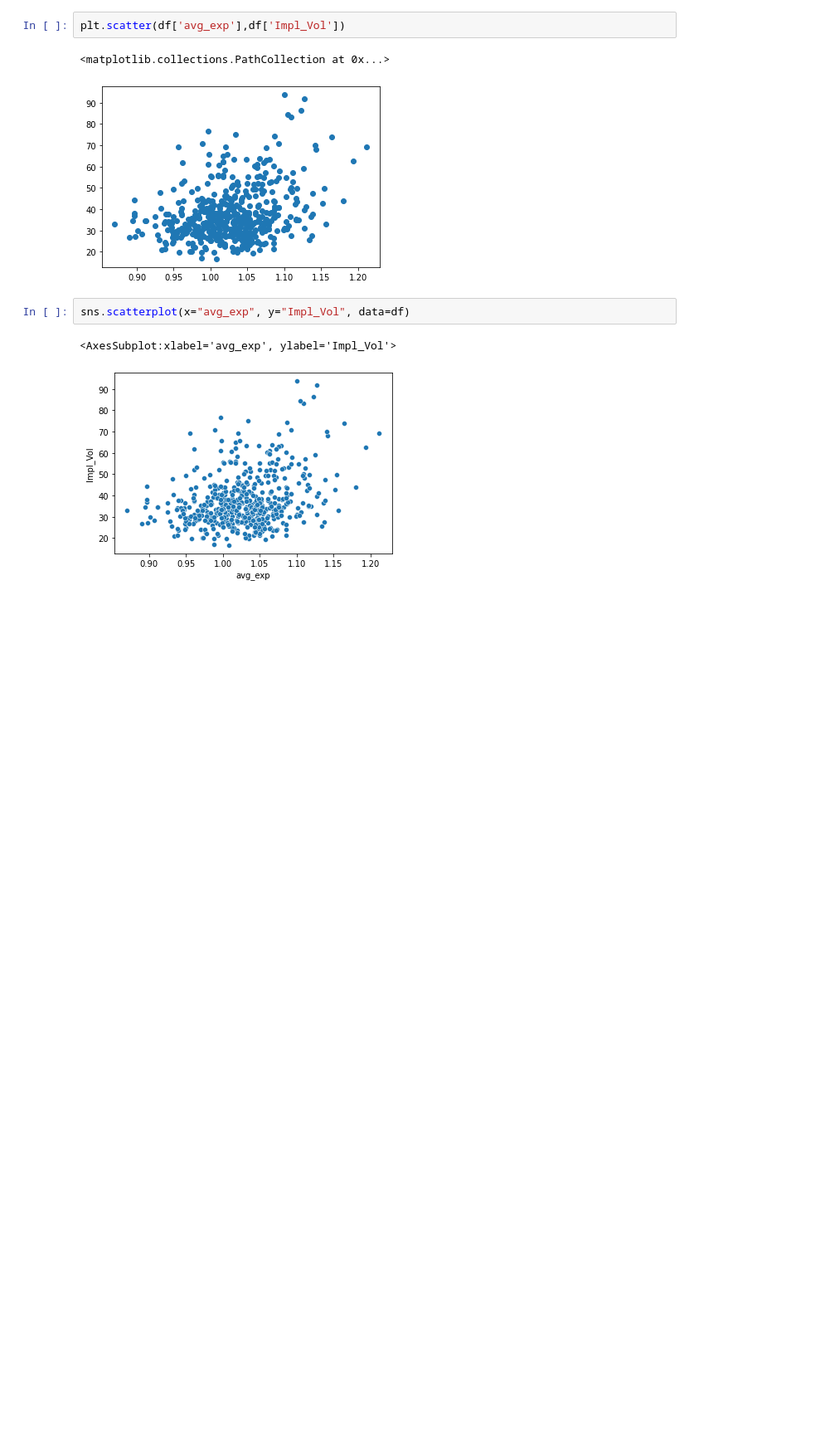
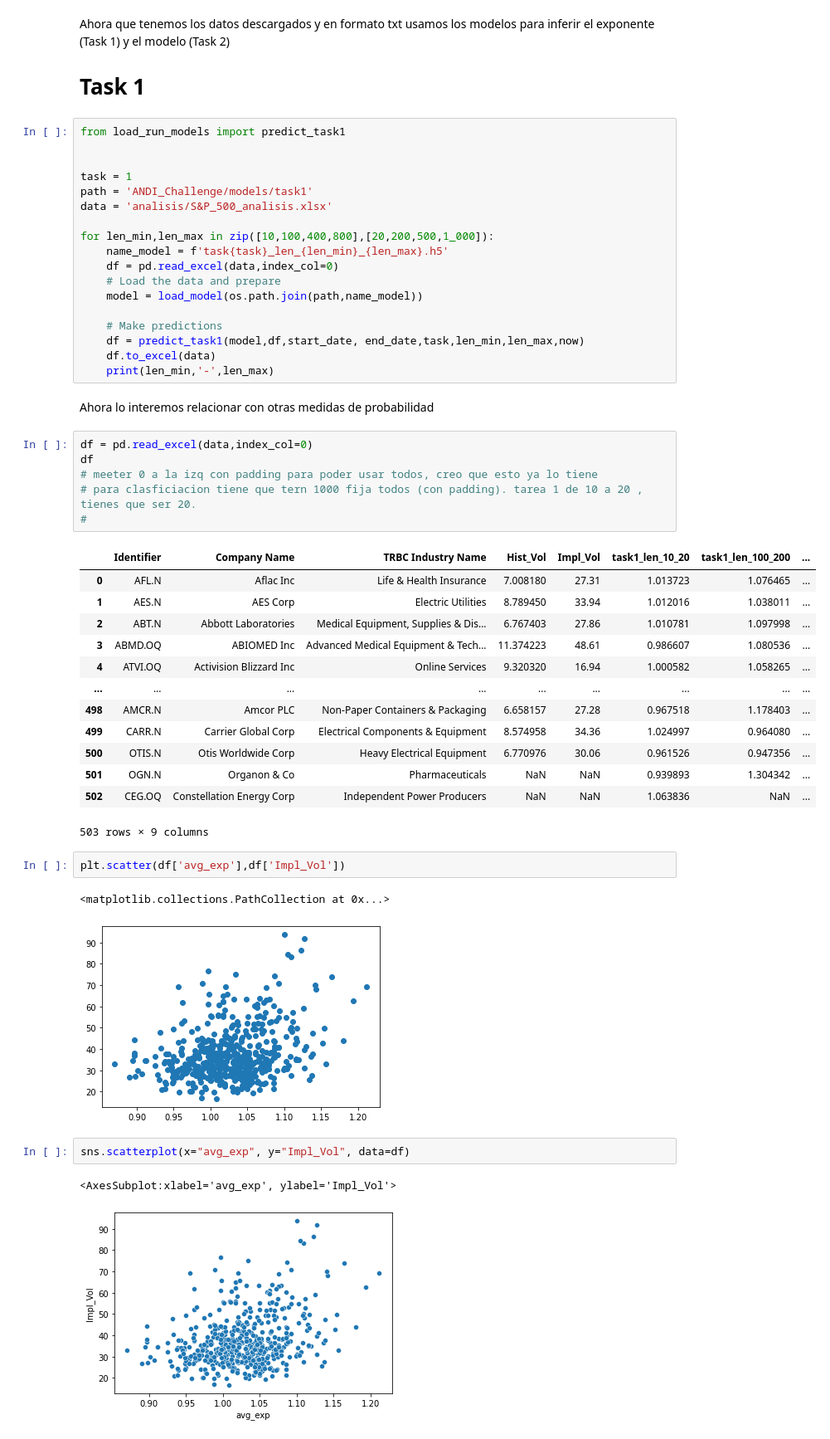
Before and after one commit to RubenPhy/anomalous_diffusion_stocks, a Jupyter notebook: analisis.ipynb, the cells around one changed output. Shown at 83% size. Saved outputs shown, nothing was run; the diff lists cells and outputs as text; blank space fills up the shorter version.

```diff
--- a/analisis.ipynb
+++ b/analisis.ipynb
@@ -101,3 +90,46 @@ df
+# %% [markdown]
+Ahora que tenemos los datos descargados y en formato txt usamos los modelos para inferir el exponente (Task 1) y el modelo (Task 2)
+# Task 1
+# %%
+from load_run_models import predict_task1
+
+
+task = 1
+path = 'ANDI_Challenge/models/task1'
+data = 'analisis/S&P_500_analisis.xlsx'
+
+for len_min,len_max in zip([10,100,400,800],[20,200,500,1_000]):
+    name_model = f'task{task}_len_{len_min}_{len_max}.h5'
+    df = pd.read_excel(data,index_col=0)
+    # Load the data and prepare
+    model = load_model(os.path.join(path,name_model))
+
+    # Make predictions
+    df = predict_task1(model,df,start_date, end_date,task,len_min,len_max,now)
+    df.to_excel(data)
+    print(len_min,'-',len_max)
+# %% [markdown]
+Ahora lo interemos relacionar con otras medidas de probabilidad
+# %%
+df = pd.read_excel(data,index_col=0)
+df
+# meeter 0 a la izq con padding para poder usar todos, creo que esto ya lo tiene
+# para clasficiacion tiene que tern 1000 fija todos (con padding). tarea 1 de 10 a 20 , tienes que ser 20.
+#
+# %% [output]
+|  | Identifier | Company Name | TRBC Industry Name | Hist_Vol | Impl_Vol | task1_len_10_20 | task1_len_100_200 | ... |
+| 0 | AFL.N | Aflac Inc | Life & Health Insurance | 7.008180 | 27.31 | 1.013723 | 1.076465 | ... |
+| 1 | AES.N | AES Corp | Electric Utilities | 8.789450 | 33.94 | 1.012016 | 1.038011 | ... |
+| 2 | ABT.N | Abbott Laboratories | Medical Equipment, Supplies & Dis... | 6.767403 | 27.86 | 1.010781 | 1.097998 | ... |
+| 3 | ABMD.OQ | ABIOMED Inc | Advanced Medical Equipment & Tech... | 11.374223 | 48.61 | 0.986607 | 1.080536 | ... |
+| 4 | ATVI.OQ | Activision Blizzard Inc | Online Services | 9.320320 | 16.94 | 1.000582 | 1.058265 | ... |
+| ... | ... | ... | ... | ... | ... | ... | ... | ... |
+| 498 | AMCR.N | Amcor PLC | Non-Paper Containers & Packaging | 6.658157 | 27.28 | 0.967518 | 1.178403 | ... |
+| 499 | CARR.N | Carrier Global Corp | Electrical Components & Equipment | 8.574958 | 34.36 | 1.024997 | 0.964080 | ... |
+| 500 | OTIS.N | Otis Worldwide Corp | Heavy Electrical Equipment | 6.770976 | 30.06 | 0.961526 | 0.947356 | ... |
+| 501 | OGN.N | Organon & Co | Pharmaceuticals | NaN | NaN | 0.939893 | 1.304342 | ... |
+| 502 | CEG.OQ | Constellation Energy Corp | Independent Power Producers | NaN | NaN | 1.063836 | NaN | ... |
+503 rows × 9 columns
 # %%
 plt.scatter(df['avg_exp'],df['Impl_Vol'])
 # %% [output]
```
Also changed, not shown: parts of 15 cells of this notebook, 4 other files.
